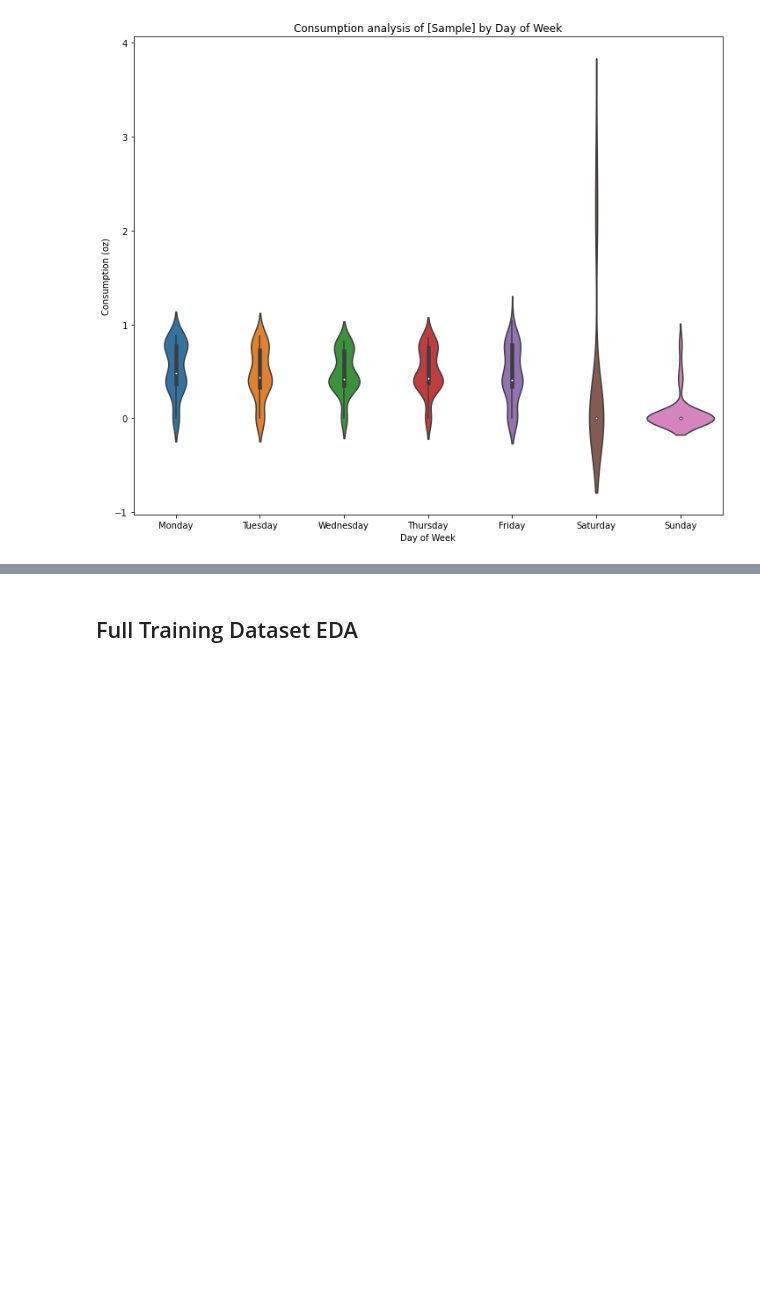
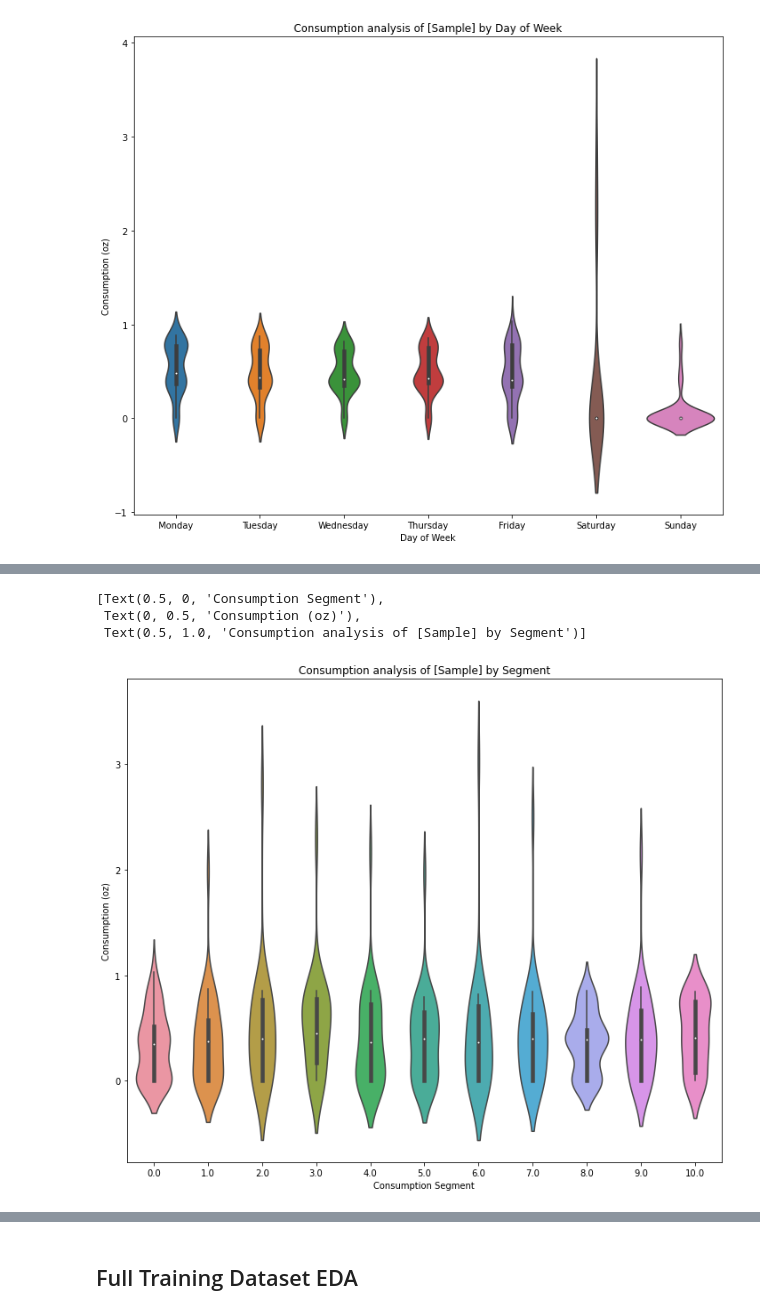
Before and after one commit to jbpauly/smart-simulation, a Jupyter notebook: smart_simulation/Notebooks/hypothesis_analysis.ipynb, the cells around one changed output, grey strips where cells are left out. Drawn from its saved outputs; the diff is of its cells as text; code cells hidden in the pictures; blank space fills up the shorter version.

```diff
--- a/smart_simulation/Notebooks/hypothesis_analysis.ipynb
+++ b/smart_simulation/Notebooks/hypothesis_analysis.ipynb
@@ -167,0 +376,6 @@ plt.show()
+# %%
+bkpt_segments_fixed = precise_segments(bkpt_segments, sample_series)
+peak_segments_fixed = precise_segments(peak_segments, sample_series)
+
+bkpt_segments_data_fixed = create_segments_data(bkpt_segments_fixed, sample_series)
+peak_segments_data_fixed = create_segments_data(peak_segments_fixed, sample_series)
@@ -167,0 +420,19 @@ plt.show()
+# %%
+def segment_consumption_stats(segments, weight_series):
+    segments_data = create_segments_data(segments, weight_series)
+    clean_consumption = calculate_consumption(weight_series)
+    daily_consumption = clean_consumption.resample('1D').sum()
+    segments_stats_dict = {}
+    for segment in segments_data.itertuples():
+        segment_consumption = daily_consumption[segment.start_time: segment.end_time]
+        segment_stats = segment_consumption.describe()
+        segments_stats_dict[segment.Index] = segment_stats.to_dict()
+
+    stats_df = pd.DataFrame.from_dict(segments_stats_dict).T
+    segments_stats = segments_data[['time_delta', 'start_time', 'end_time']]
+    segments_stats = pd.concat([segments_stats, stats_df], axis=1)
+
+    return segments_stats
+# %%
+segments_stats = segment_consumption_stats(peak_segments_fixed, sample_series)
+segments_stats
@@ -167,0 +452,15 @@ plt.show()
+# %%
+consumption_analysis = daily_consumption.copy().to_frame("consumption")
+consumption_analysis['consumption_segment'] = np.nan
+
+for row in segments_stats.itertuples():
+    consumption_analysis.at[row.start_time:row.end_time, 'consumption_segment'] = int(row.Index)
+# %%
+fig, ax = plt.subplots(figsize=(12, 10))
+ax = sns.violinplot(x="consumption_segment", y="consumption", data=consumption_analysis)
+ax.set(xlabel="Consumption Segment", ylabel="Consumption (oz)", title = 'Consumption analysis of [Sample] by Segment')
+# %% [output]
+[Text(0.5, 0, 'Consumption Segment'),
+ Text(0, 0.5, 'Consumption (oz)'),
+ Text(0.5, 1.0, 'Consumption analysis of [Sample] by Segment')]
+[figure, added]
```
Also changed, not shown: parts of 29 cells of this notebook.
